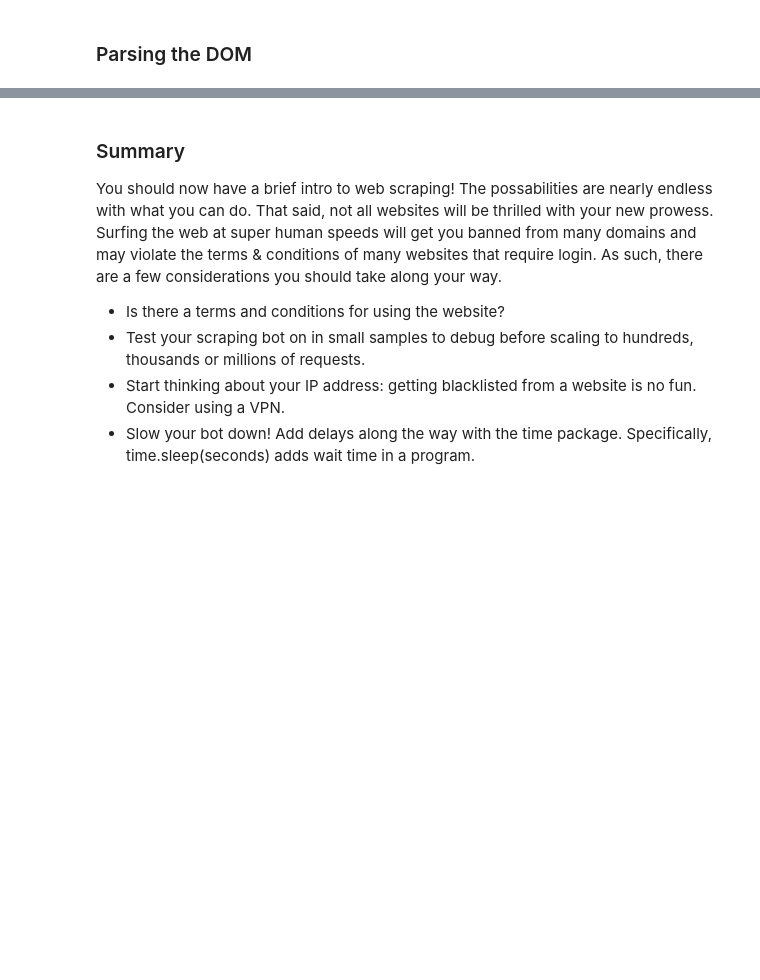
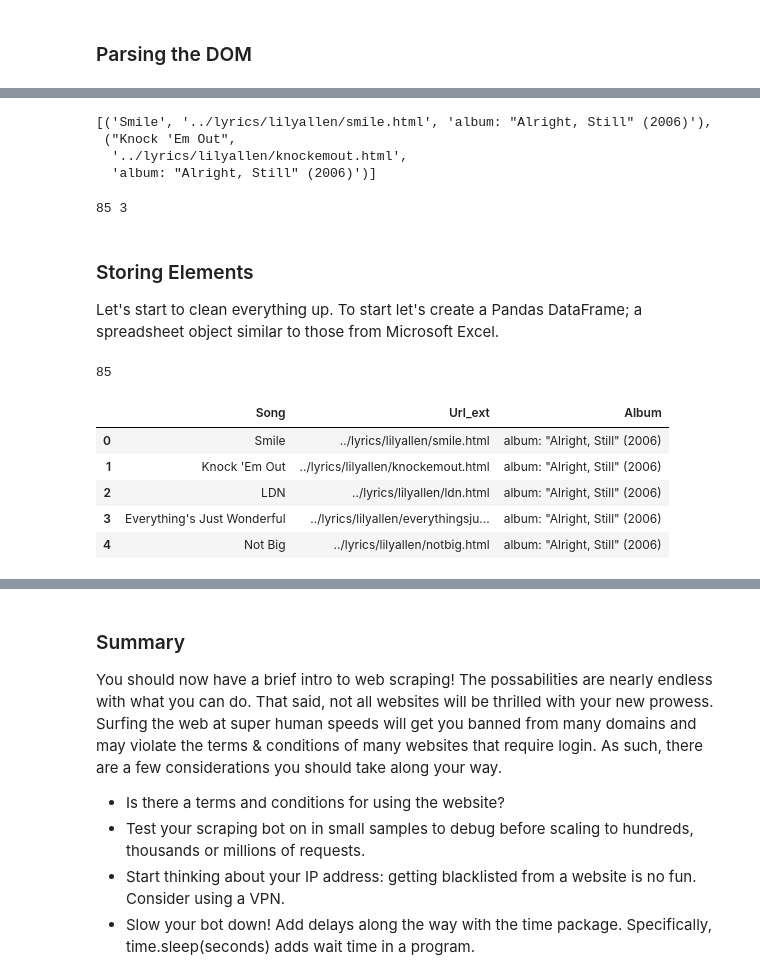
Before and after one commit to learn-co-curriculum/python-scraping-beautiful_soup, a Jupyter notebook: index.ipynb, the cells around one changed output, grey strips where cells are left out. Cells and saved outputs as stored; diff of their text form; code cells hidden in the pictures; blank space fills up the shorter version.

```diff
--- a/index.ipynb
+++ b/index.ipynb
@@ -121,0 +194,7 @@ http://akul.me/blog/2016/selenium-cheatsheet/
+# %%
+link = links[35]
+url_base = 'https://www.azlyrics.com/'
+url_ext = link.get('href')
+html_page = requests.get(url_base + url_ext)
+soup = BeautifulSoup(html_page.content, 'html.parser')
+print(soup.prettify()[:1000])
@@ -121,0 +242,5 @@ http://akul.me/blog/2016/selenium-cheatsheet/
+# %%
+albums = soup.find_all("div", class_="album")
+print('Number of matches: {}'.format(len(albums)))
+print('Object type: {}'.format(type(albums)))
+print('Preview of objects:\n{}'.format(albums[:2]))
@@ -121,0 +291,49 @@ http://akul.me/blog/2016/selenium-cheatsheet/
+# %%
+data = [] #Create a storage container
+for album_n in range(len(albums)):
+    #On the last album, we won't be able to look forward
+    if album_n == len(albums)-1:
+        cur_album = albums[album_n]
+        album_songs = cur_album.findNextSiblings('a')
+        for song in album_songs:
+            page = song.get('href')
+            title = song.text
+            album = cur_album.text
+            data.append((title, page, album))
+    else:
+        cur_album = albums[album_n]
+        next_album = albums[album_n+1]
+        saca = cur_album.findNextSiblings('a') #songs after current album
+        sbna = next_album.findPreviousSiblings('a') #songs before next album
+        album_songs = [song for song in saca if song in sbna] #album songs are those listed after the current album but before the next one!
+        for song in album_songs:
+            page = song.get('href')
+            title = song.text
+            album = cur_album.text
+            data.append((title, page, album))
+data[:2]
+# %% [output]
+[('Smile', '../lyrics/lilyallen/smile.html', 'album: "Alright, Still" (2006)'),
+ ("Knock 'Em Out",
+  '../lyrics/lilyallen/knockemout.html',
+  'album: "Alright, Still" (2006)')]
+# %%
+print(len(data), len(data[0]))
+# %% [output]
+85 3
+# %% [markdown]
+### Storing Elements
+Let's start to clean everything up. To start let's create a Pandas DataFrame; a spreadsheet object similar to those from Microsoft Excel.
+# %%
+df = pd.DataFrame(data) #Create a DataFrame from the data
+print(len(df)) #See how long the dataset is (number of rows)
+df.columns = ['Song', 'Url_ext', 'Album']
+df.head() #Preview the DataFrame (default is first 5 rows)
+# %% [output]
+85
+|  | Song | Url_ext | Album |
+| 0 | Smile | ../lyrics/lilyallen/smile.html | album: "Alright, Still" (2006) |
+| 1 | Knock 'Em Out | ../lyrics/lilyallen/knockemout.html | album: "Alright, Still" (2006) |
+| 2 | LDN | ../lyrics/lilyallen/ldn.html | album: "Alright, Still" (2006) |
+| 3 | Everything's Just Wonderful | ../lyrics/lilyallen/everythingsju... | album: "Alright, Still" (2006) |
+| 4 | Not Big | ../lyrics/lilyallen/notbig.html | album: "Alright, Still" (2006) |
```
Also changed, not shown: parts of 55 cells of this notebook, 3 other files.
